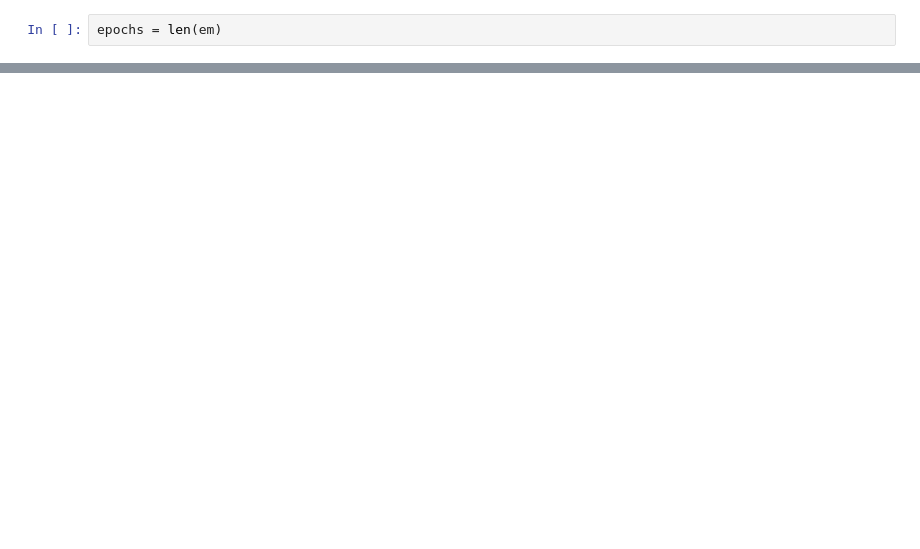
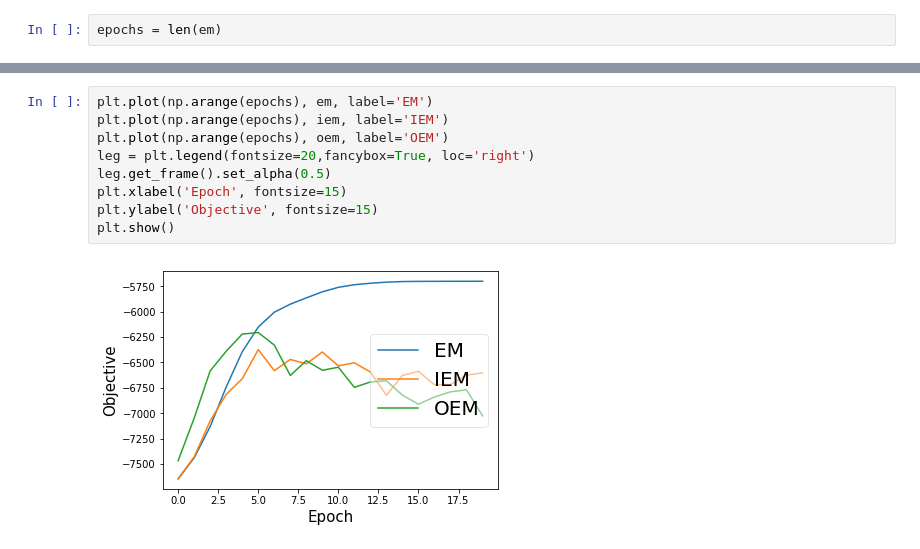
Before and after one commit to BelhalK/AccelerationTrainingAlgorithms, a Jupyter notebook: FastIEM/src/plsa2/Graphs.ipynb, the cells around one changed output, grey strips where cells are left out. Cells and saved outputs as stored; diff of their text form; blank space fills up the shorter version.

```diff
--- a/FastIEM/src/plsa2/Graphs.ipynb
+++ b/FastIEM/src/plsa2/Graphs.ipynb
@@ -22,0 +25,11 @@ plt.show()
+# %%
+plt.plot(np.arange(epochs), em, label='EM')
+plt.plot(np.arange(epochs), iem, label='IEM')
+plt.plot(np.arange(epochs), oem, label='OEM')
+leg = plt.legend(fontsize=20,fancybox=True, loc='right')
+leg.get_frame().set_alpha(0.5)
+plt.xlabel('Epoch', fontsize=15)
+plt.ylabel('Objective', fontsize=15)
+plt.show()
+# %% [output]
+[figure, added]
```
Also changed, not shown: parts of 2 cells of this notebook, 5 other files.
